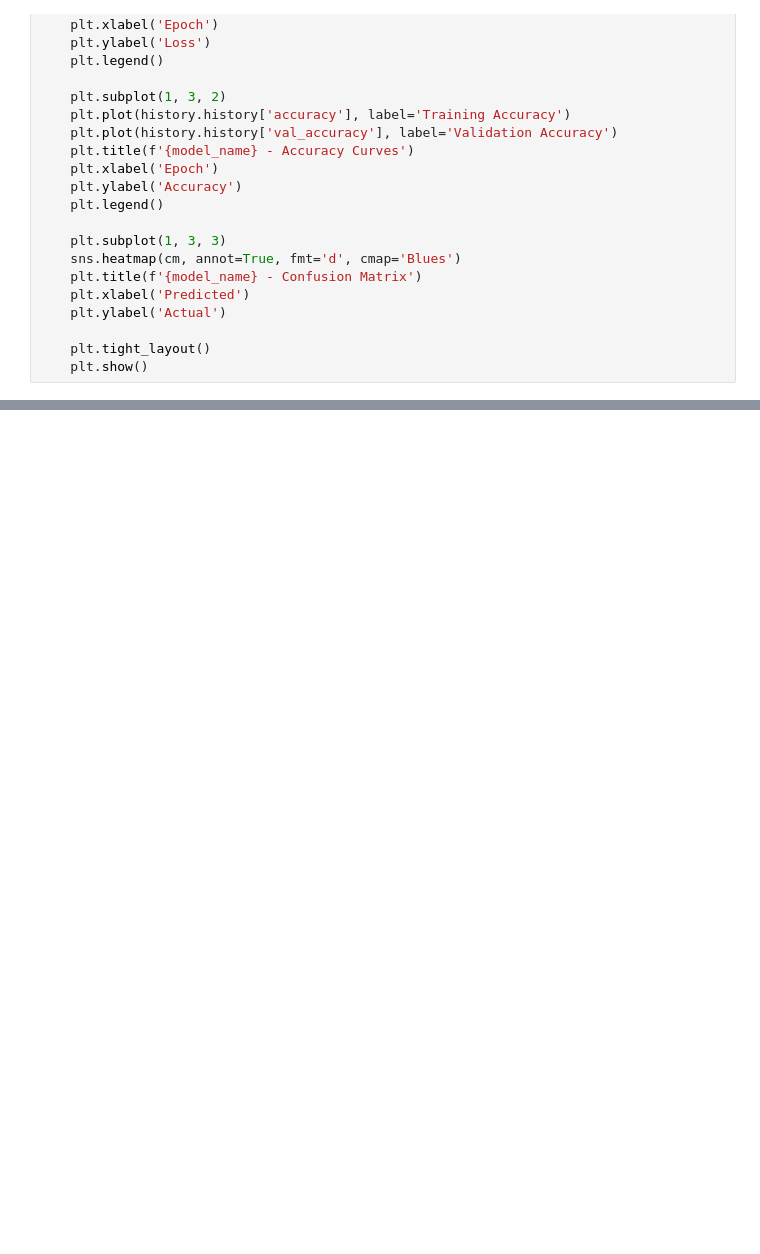
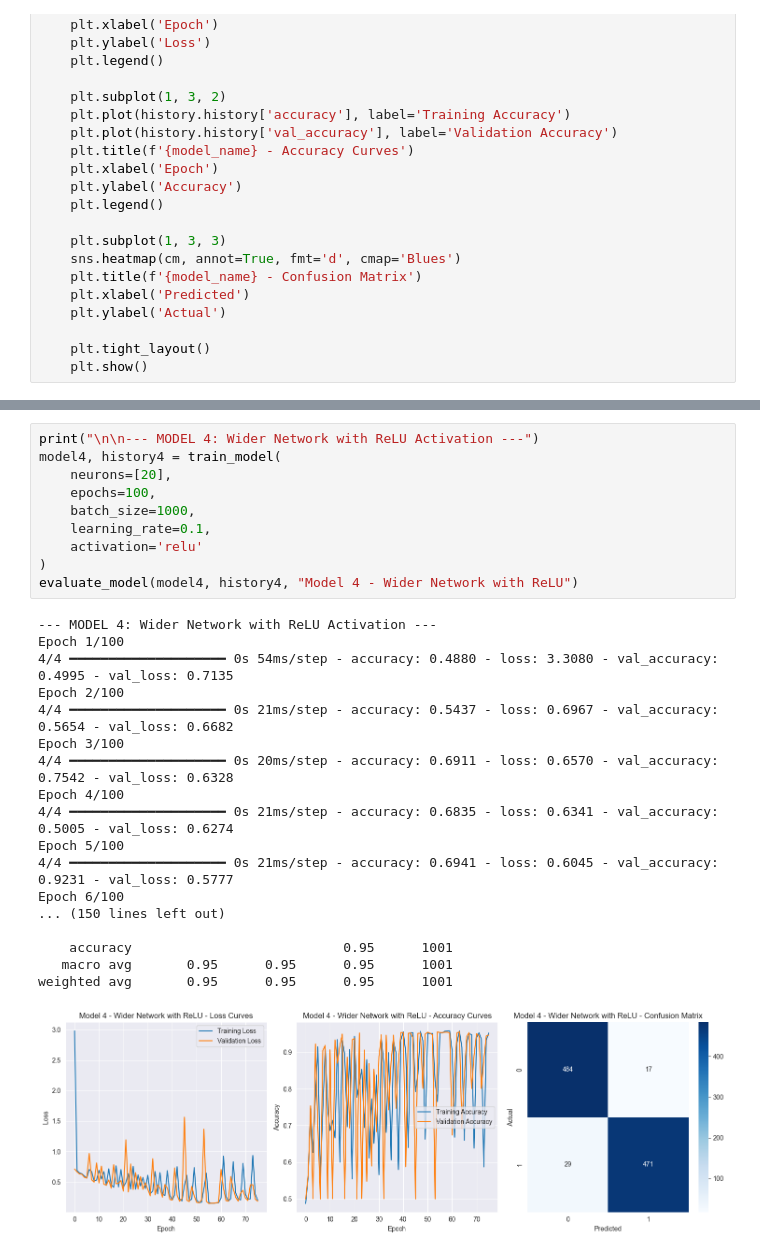
Before and after one commit to ivan-22-3-5/ML_6th_sem, a Jupyter notebook: lab4/lab4.ipynb, the cells around one changed output, grey strips where cells are left out. Drawn from its saved outputs; the diff is of its cells as text; blank space fills up the shorter version.

```diff
--- a/lab4/lab4.ipynb
+++ b/lab4/lab4.ipynb
@@ -164,0 +223,29 @@ weighted avg       0.95      0.95      0.95      1001
+# %%
+print("\n\n--- MODEL 4: Wider Network with ReLU Activation ---")
+model4, history4 = train_model(
+    neurons=[20],
+    epochs=100,
+    batch_size=1000,
+    learning_rate=0.1,
+    activation='relu'
+)
+evaluate_model(model4, history4, "Model 4 - Wider Network with ReLU")
+# %% [output]
+--- MODEL 4: Wider Network with ReLU Activation ---
+Epoch 1/100
+4/4 ━━━━━━━━━━━━━━━━━━━━ 0s 54ms/step - accuracy: 0.4880 - loss: 3.3080 - val_accuracy: 0.4995 - val_loss: 0.7135
+Epoch 2/100
+4/4 ━━━━━━━━━━━━━━━━━━━━ 0s 21ms/step - accuracy: 0.5437 - loss: 0.6967 - val_accuracy: 0.5654 - val_loss: 0.6682
+Epoch 3/100
+4/4 ━━━━━━━━━━━━━━━━━━━━ 0s 20ms/step - accuracy: 0.6911 - loss: 0.6570 - val_accuracy: 0.7542 - val_loss: 0.6328
+Epoch 4/100
+4/4 ━━━━━━━━━━━━━━━━━━━━ 0s 21ms/step - accuracy: 0.6835 - loss: 0.6341 - val_accuracy: 0.5005 - val_loss: 0.6274
+Epoch 5/100
+4/4 ━━━━━━━━━━━━━━━━━━━━ 0s 21ms/step - accuracy: 0.6941 - loss: 0.6045 - val_accuracy: 0.9231 - val_loss: 0.5777
+Epoch 6/100
+... (150 lines left out)
+
+    accuracy                           0.95      1001
+   macro avg       0.95      0.95      0.95      1001
+weighted avg       0.95      0.95      0.95      1001
+[figure, added]
```
Also changed, not shown: parts of 10 cells of this notebook.
